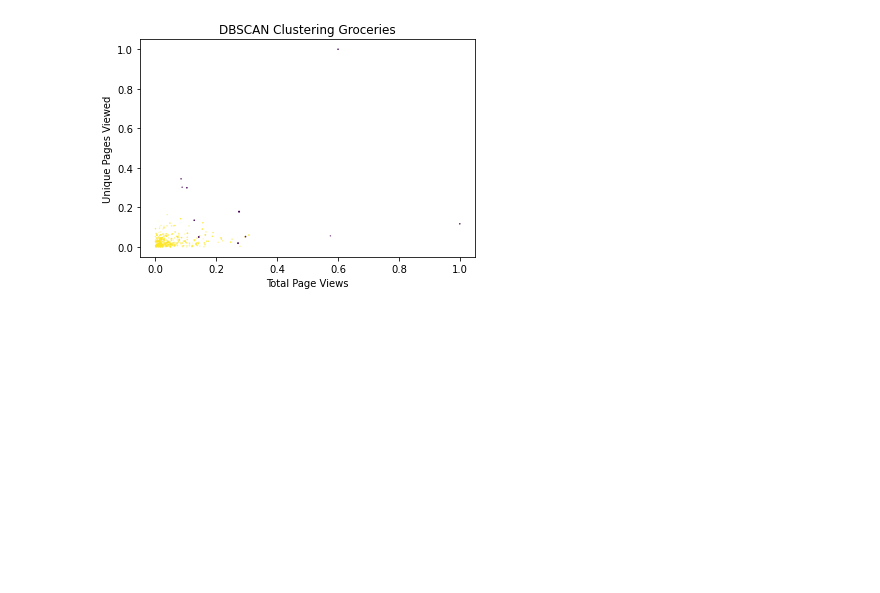
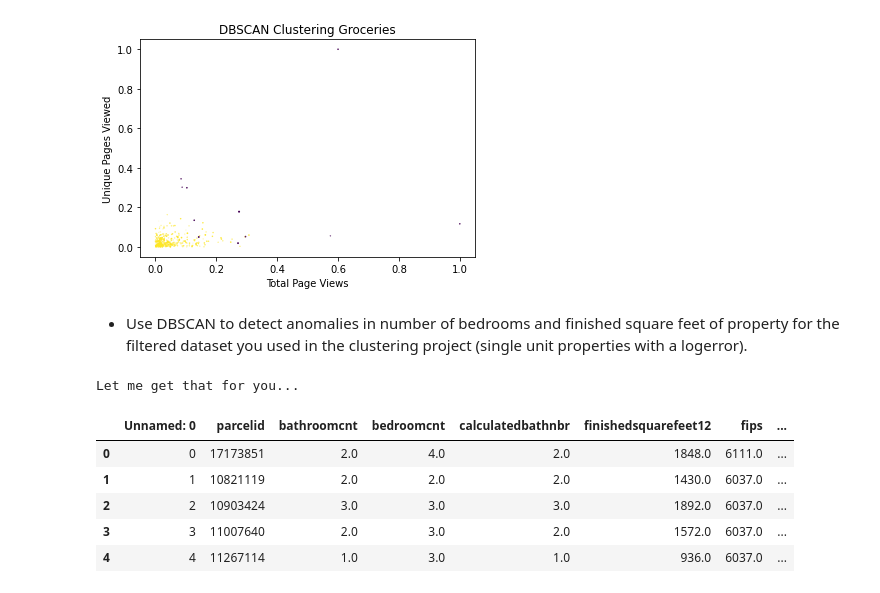
Before and after one commit to craigcalzado/anomaly-detection-exercises-, a Jupyter notebook: clustering_anomaly_detection.ipynb, the cells around one changed output. Drawn from its saved outputs; the diff is of its cells as text; code cells hidden in the pictures; blank space fills up the shorter version.

```diff
--- a/clustering_anomaly_detection.ipynb
+++ b/clustering_anomaly_detection.ipynb
@@ -296,3 +300,38 @@ plt.title('DBSCAN Clustering Groceries')
 plt.show();
 # %% [output]
 [figure]
+# %% [markdown]
+- Use DBSCAN to detect anomalies in number of bedrooms and finished square feet of property for the filtered dataset you used in the clustering project (single unit properties with a logerror).
+# %%
+# acquire zillow data
+def get_zillow17_data(use_cache=True):
+    filename = "zillow.csv"
+    if os.path.isfile(filename) and use_cache:
+        print("Let me get that for you...")
+        return pd.read_csv(filename)
+    print("Sorry, nothing on file, let me create one for you...")
+    data = 'zillow'
+    url = f'mysql+pymysql://{env.user}:{env.password}@{env.host}/{data}'
+    query = '''
+            SELECT parcelid, bathroomcnt, bedroomcnt, calculatedbathnbr, finishedsquarefeet12, fips, garagecarcnt, latitude, longitude, lotsizesquarefeet, propertycountylandusecode, regionidcounty, yearbuilt, taxvaluedollarcnt, assessmentyear
+            FROM properties_2017 p
+            LEFT JOIN propertylandusetype USING (propertylandusetypeid)
+            LEFT JOIN predictions_2017 USING (parcelid)
+            WHERE propertylandusedesc IN ('Single Family Residential');
+            '''
+    zillow17_data = pd.read_sql(query, url)
+    zillow17_data.to_csv(filename)
+    return zillow17_data
+# %%
+zillow_df = get_zillow17_data()
+# %% [output]
+Let me get that for you...
+# %%
+zillow_df.head()
+# %% [output]
+|  | Unnamed: 0 | parcelid | bathroomcnt | bedroomcnt | calculatedbathnbr | finishedsquarefeet12 | fips | ... |
+| 0 | 0 | 17173851 | 2.0 | 4.0 | 2.0 | 1848.0 | 6111.0 | ... |
+| 1 | 1 | 10821119 | 2.0 | 2.0 | 2.0 | 1430.0 | 6037.0 | ... |
+| 2 | 2 | 10903424 | 3.0 | 3.0 | 3.0 | 1892.0 | 6037.0 | ... |
+| 3 | 3 | 11007640 | 2.0 | 3.0 | 2.0 | 1572.0 | 6037.0 | ... |
+| 4 | 4 | 11267114 | 1.0 | 3.0 | 1.0 | 936.0 | 6037.0 | ... |
```
Also changed, not shown: parts of 11 cells of this notebook.
